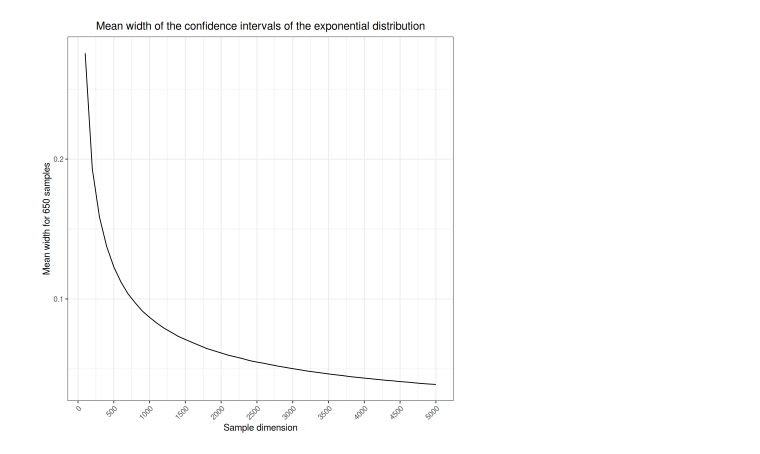
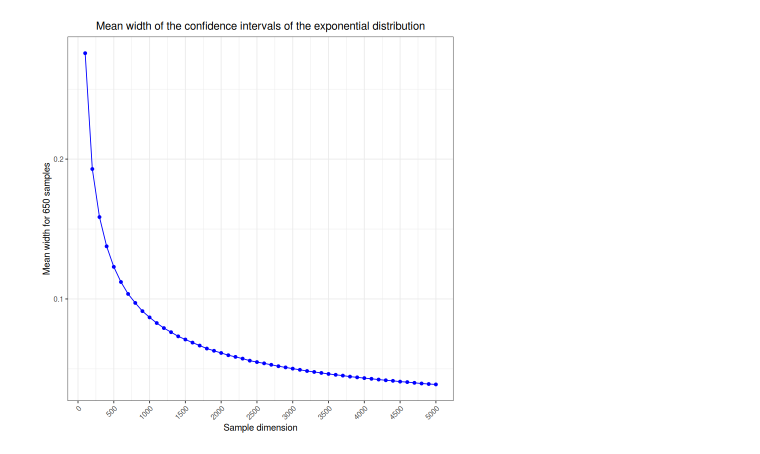
Before and after one commit to randomicecube/statistics-project-r, a Jupyter notebook: exercise-9.ipynb, the cells around one changed output. Saved outputs shown, nothing was run; the diff lists cells and outputs as text; code cells hidden in the pictures.

```diff
--- a/exercise-9.ipynb
+++ b/exercise-9.ipynb
@@ -24,11 +26,12 @@ for (n in dimensions) {
 }
 # %%
 ggplot(data.frame(dimensions, mean_widths), aes(x=dimensions, y=mean_widths)) +
-  geom_line() +
+  geom_line(color="blue") +
+  geom_point(color="blue") +
   theme_bw() +
   theme(axis.text.x = element_text(angle = 45, hjust = 1), plot.title = element_text(hjust = 0.5)) +
   xlab("Sample dimension") + ylab("Mean width for 650 samples") +
   ggtitle("Mean width of the confidence intervals of the exponential distribution") +
   scale_x_continuous(breaks = round(seq(0, 5000, 500)))
 # %% [output]
-[figure, old version]
+[figure, new version]
```
Also changed, not shown: parts of 1 cell of this notebook, 12 other files.
